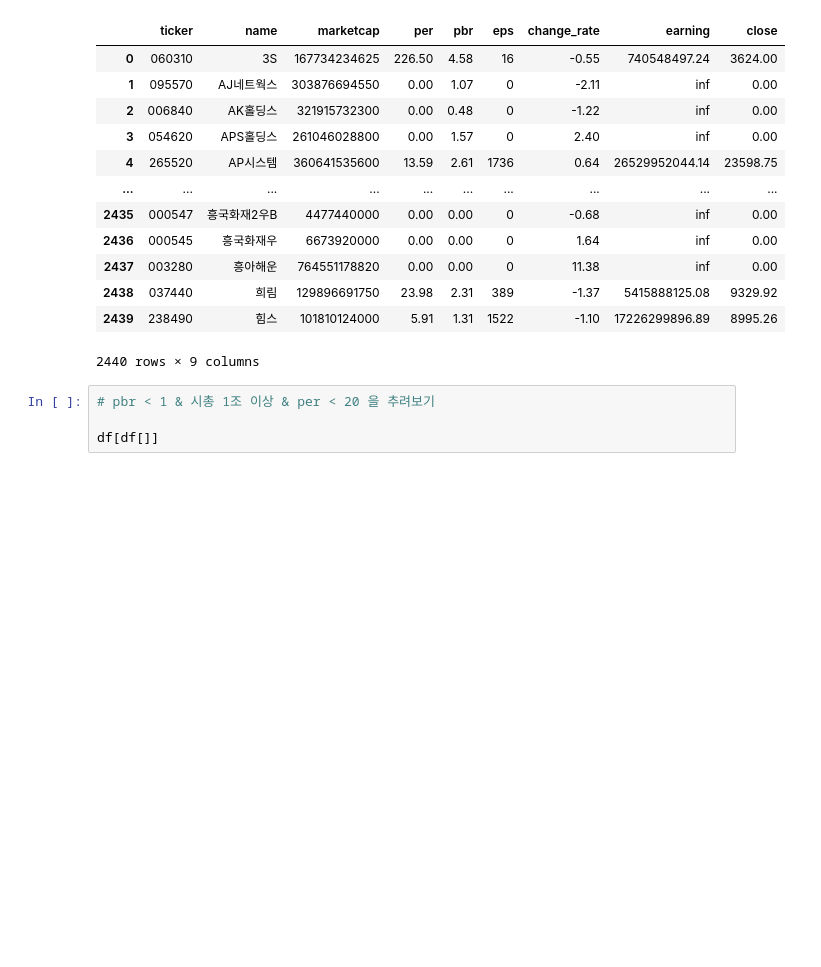
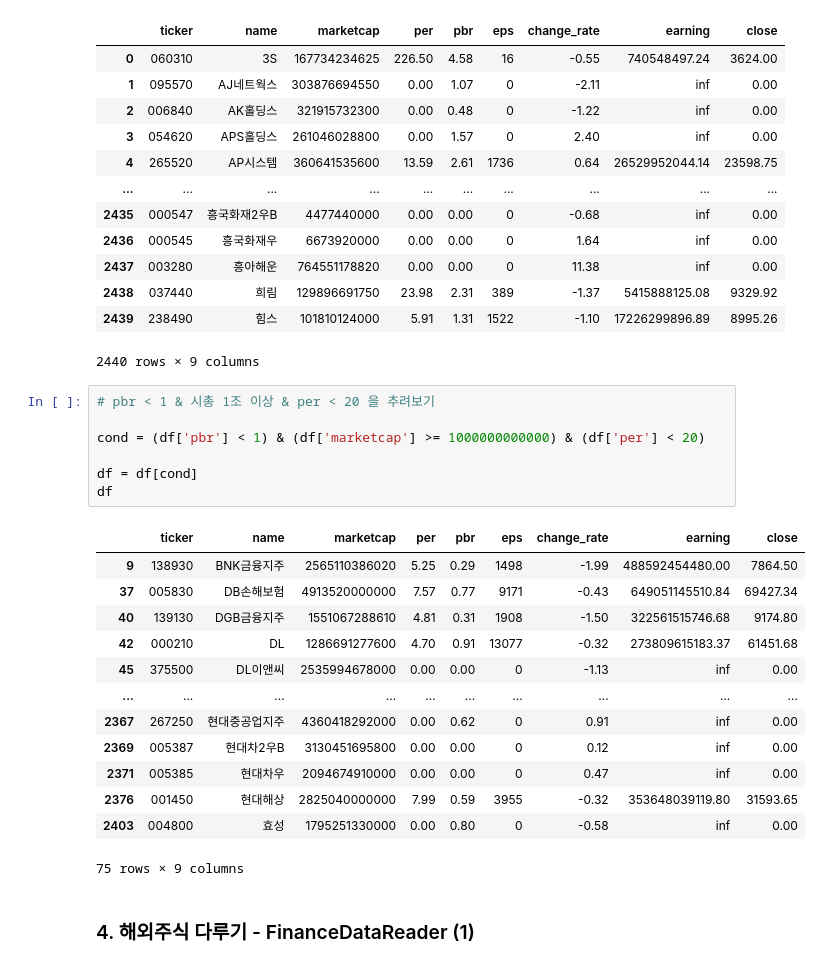
Before and after one commit to Minsoo0405/python_class, a Jupyter notebook: Sparata_2week.ipynb, the cells around one changed output. Saved outputs shown, nothing was run; the diff lists cells and outputs as text; blank space fills up the shorter version.

```diff
--- a/Sparata_2week.ipynb
+++ b/Sparata_2week.ipynb
@@ -179,4 +181,23 @@ df
 # %%
 # pbr < 1 & 시총 1조 이상 & per < 20 을 추려보기
 
-df[df[]]
+cond = (df['pbr'] < 1) & (df['marketcap'] >= 1000000000000) & (df['per'] < 20)
+
+df = df[cond]
+df
+# %% [output]
+|  | ticker | name | marketcap | per | pbr | eps | change_rate | earning | close |
+| 9 | 138930 | BNK금융지주 | 2565110386020 | 5.25 | 0.29 | 1498 | -1.99 | 488592454480.00 | 7864.50 |
+| 37 | 005830 | DB손해보험 | 4913520000000 | 7.57 | 0.77 | 9171 | -0.43 | 649051145510.84 | 69427.34 |
+| 40 | 139130 | DGB금융지주 | 1551067288610 | 4.81 | 0.31 | 1908 | -1.50 | 322561515746.68 | 9174.80 |
+| 42 | 000210 | DL | 1286691277600 | 4.70 | 0.91 | 13077 | -0.32 | 273809615183.37 | 61451.68 |
+| 45 | 375500 | DL이앤씨 | 2535994678000 | 0.00 | 0.00 | 0 | -1.13 | inf | 0.00 |
+| ... | ... | ... | ... | ... | ... | ... | ... | ... | ... |
+| 2367 | 267250 | 현대중공업지주 | 4360418292000 | 0.00 | 0.62 | 0 | 0.91 | inf | 0.00 |
+| 2369 | 005387 | 현대차2우B | 3130451695800 | 0.00 | 0.00 | 0 | 0.12 | inf | 0.00 |
+| 2371 | 005385 | 현대차우 | 2094674910000 | 0.00 | 0.00 | 0 | 0.47 | inf | 0.00 |
+| 2376 | 001450 | 현대해상 | 2825040000000 | 7.99 | 0.59 | 3955 | -0.32 | 353648039119.80 | 31593.65 |
+| 2403 | 004800 | 효성 | 1795251330000 | 0.00 | 0.80 | 0 | -0.58 | inf | 0.00 |
+75 rows × 9 columns
+# %% [markdown]
+### 4. 해외주식 다루기 - FinanceDataReader (1)
```
Also changed, not shown: parts of 2 cells of this notebook.
